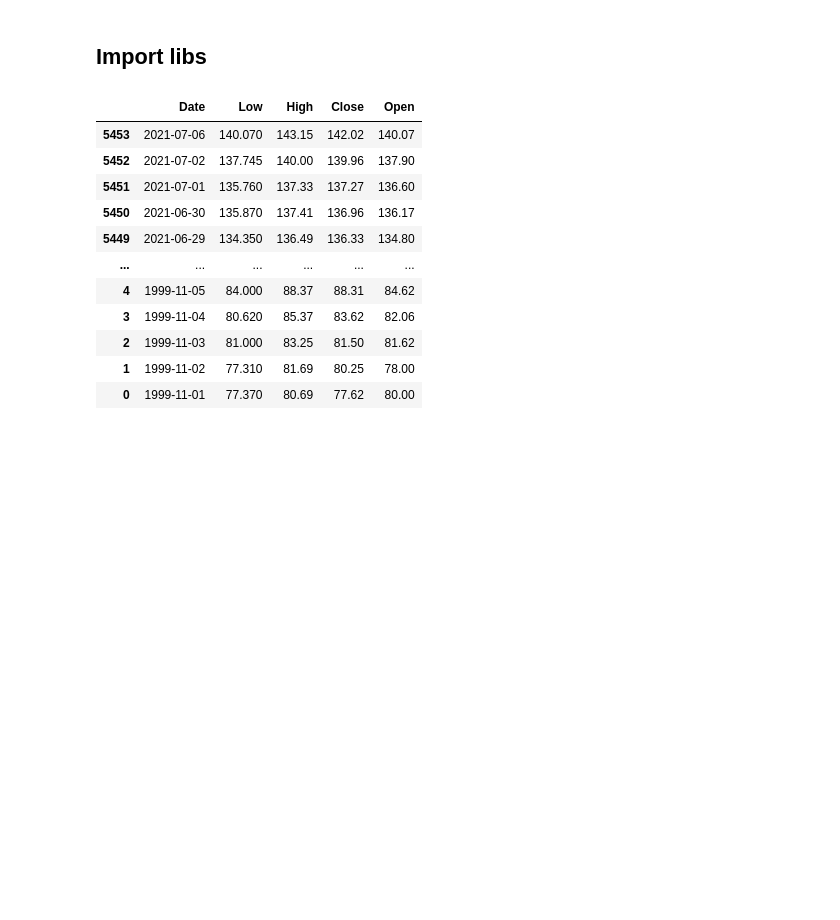
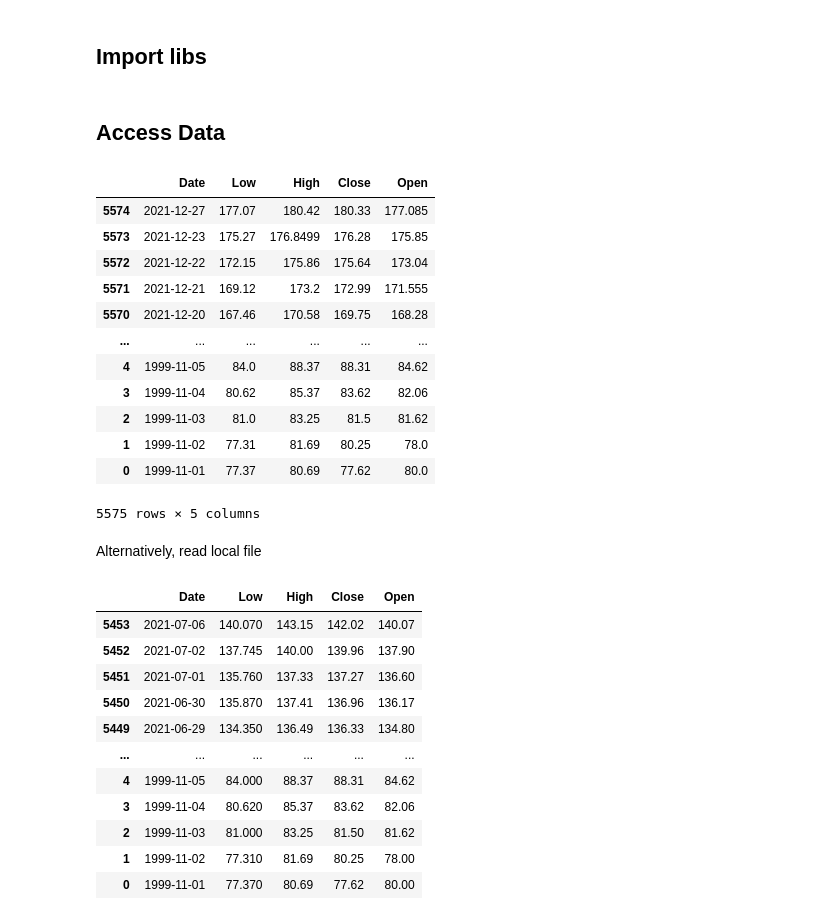
Before and after one commit to slevin48/stock, a Jupyter notebook: notebook.ipynb, the cells around one changed output. Cells and saved outputs as stored; diff of their text form; code cells hidden in the pictures; blank space fills up the shorter version.

```diff
--- a/notebook.ipynb
+++ b/notebook.ipynb
@@ -74,3 +74,5 @@ import matplotlib.pyplot as plt
 import pandas as pd
 import datetime as dt
 import urllib.request, json
+# %% [markdown]
+## Access Data
@@ -76,0 +87,29 @@ import urllib.request, json
+# %%
+
+### get the low, high, close, and open prices
+with urllib.request.urlopen(url_string) as url:
+    data = json.loads(url.read().decode())
+    # pull stock market data
+    data = data['Time Series (Daily)']
+    df = pd.DataFrame(columns=['Date','Low','High','Close','Open'])
+    for key,val in data.items():
+        date = dt.datetime.strptime(key, '%Y-%m-%d')
+        data_row = [date.date(),float(val['3. low']),float(val['2. high']),
+                    float(val['4. close']),float(val['1. open'])]
+        df.loc[-1,:] = data_row
+        df.index = df.index + 1
+df
+# %% [output]
+|  | Date | Low | High | Close | Open |
+| 5574 | 2021-12-27 | 177.07 | 180.42 | 180.33 | 177.085 |
+| 5573 | 2021-12-23 | 175.27 | 176.8499 | 176.28 | 175.85 |
+| 5572 | 2021-12-22 | 172.15 | 175.86 | 175.64 | 173.04 |
+| 5571 | 2021-12-21 | 169.12 | 173.2 | 172.99 | 171.555 |
+| 5570 | 2021-12-20 | 167.46 | 170.58 | 169.75 | 168.28 |
+| ... | ... | ... | ... | ... | ... |
+| 4 | 1999-11-05 | 84.0 | 88.37 | 88.31 | 84.62 |
+| 3 | 1999-11-04 | 80.62 | 85.37 | 83.62 | 82.06 |
+| 2 | 1999-11-03 | 81.0 | 83.25 | 81.5 | 81.62 |
+| 1 | 1999-11-02 | 77.31 | 81.69 | 80.25 | 78.0 |
+| 0 | 1999-11-01 | 77.37 | 80.69 | 77.62 | 80.0 |
+5575 rows × 5 columns
@@ -77,3 +120,5 @@ import urllib.request, json
+# %% [markdown]
+Alternatively, read local file
 # %%
 # stock ticker symbol
 ticker = 'AAPL'
```
Also changed, not shown: parts of 12 cells of this notebook, 6 other files.
